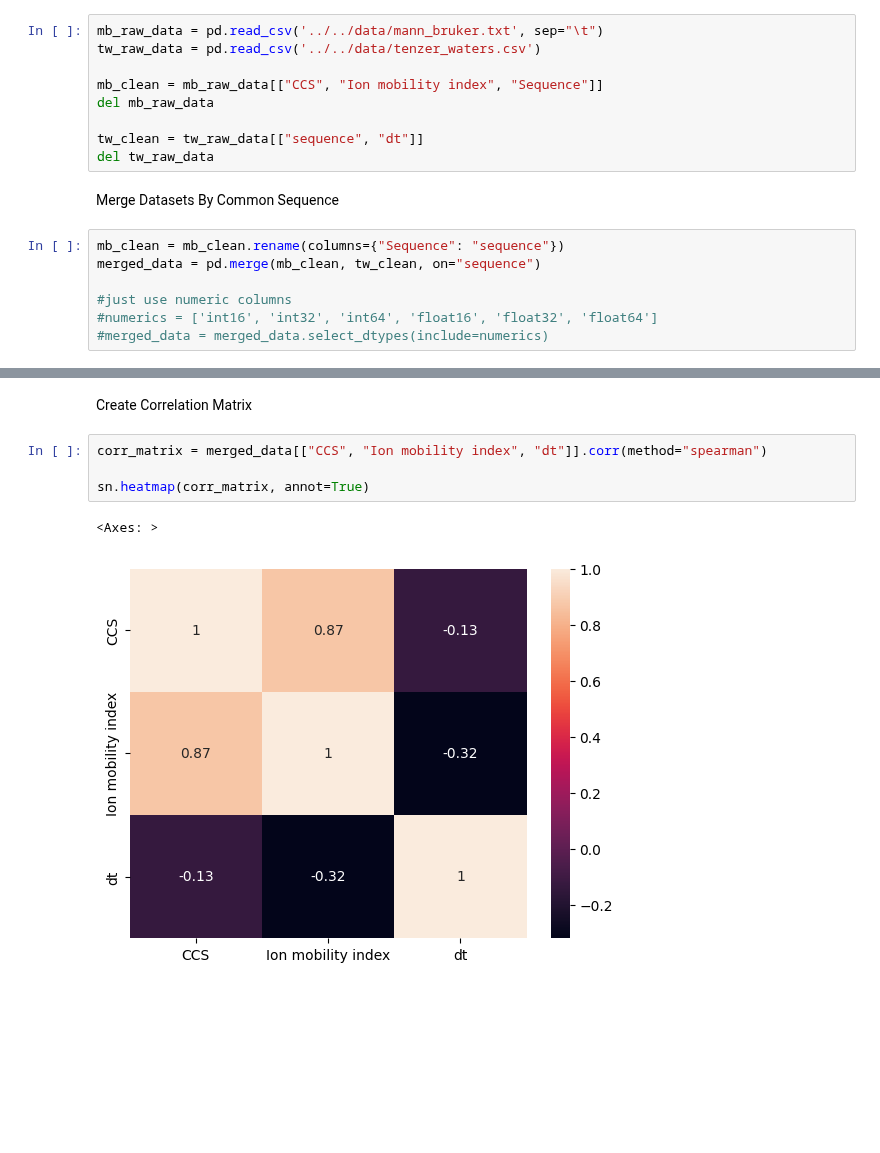
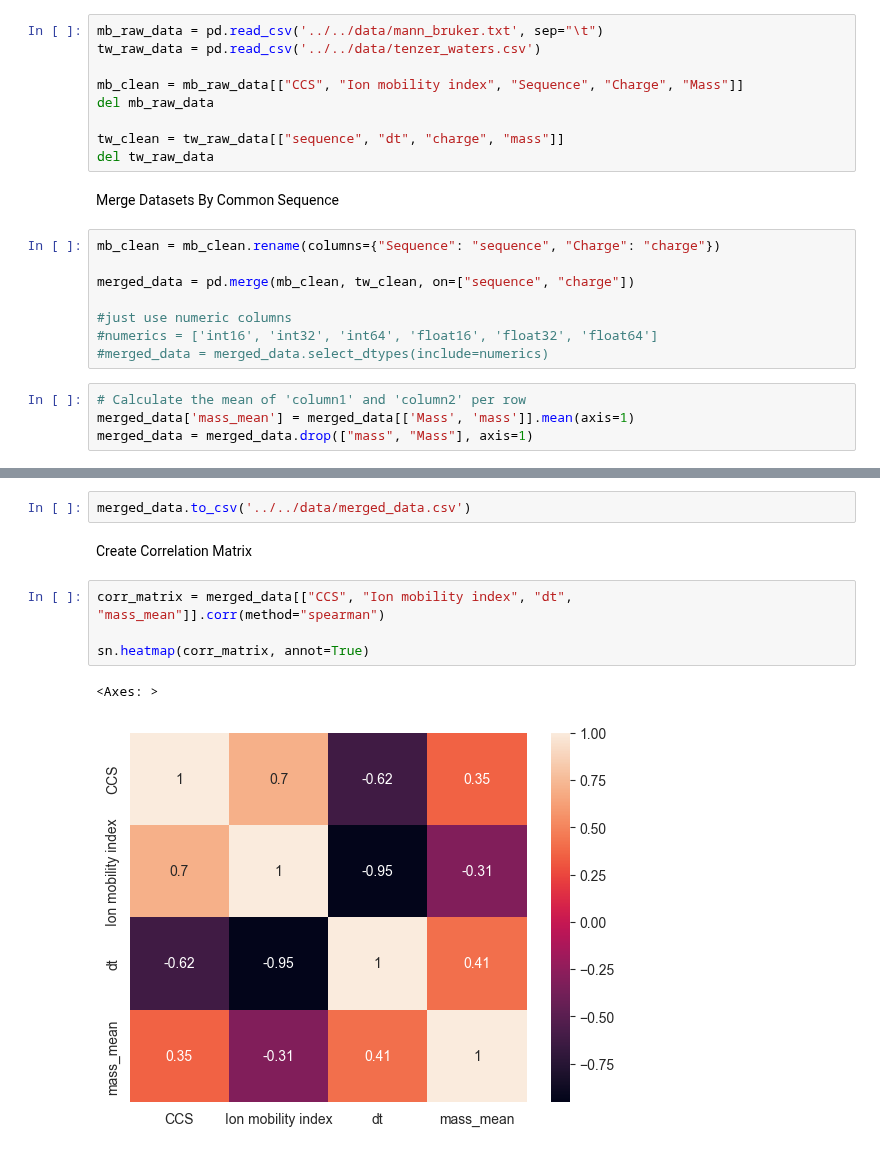
Before and after one commit to IngiumDev/ion-mobility-prediction, a Jupyter notebook: milestone_plots/correlation_imIndex_ccs_dt/correlation_imi_ccs_dt.ipynb, the cells around one changed output, grey strips where cells are left out. Drawn from its saved outputs; the diff is of its cells as text; blank space fills up the shorter version.

```diff
--- a/milestone_plots/correlation_imIndex_ccs_dt/correlation_imi_ccs_dt.ipynb
+++ b/milestone_plots/correlation_imIndex_ccs_dt/correlation_imi_ccs_dt.ipynb
@@ -9,17 +9,22 @@ Import Data
 mb_raw_data = pd.read_csv('../../data/mann_bruker.txt', sep="\t")
 tw_raw_data = pd.read_csv('../../data/tenzer_waters.csv')
 
-mb_clean = mb_raw_data[["CCS", "Ion mobility index", "Sequence"]]
+mb_clean = mb_raw_data[["CCS", "Ion mobility index", "Sequence", "Charge", "Mass"]]
 del mb_raw_data
 
-tw_clean = tw_raw_data[["sequence", "dt"]]
+tw_clean = tw_raw_data[["sequence", "dt", "charge", "mass"]]
 del tw_raw_data
 # %% [markdown]
 Merge Datasets By Common Sequence
 # %%
-mb_clean = mb_clean.rename(columns={"Sequence": "sequence"})
-merged_data = pd.merge(mb_clean, tw_clean, on="sequence")
+mb_clean = mb_clean.rename(columns={"Sequence": "sequence", "Charge": "charge"})
+
+merged_data = pd.merge(mb_clean, tw_clean, on=["sequence", "charge"])
 
 #just use numeric columns
 #numerics = ['int16', 'int32', 'int64', 'float16', 'float32', 'float64']
 #merged_data = merged_data.select_dtypes(include=numerics)
+# %%
+# Calculate the mean of 'column1' and 'column2' per row
+merged_data['mass_mean'] = merged_data[['Mass', 'mass']].mean(axis=1)
+merged_data = merged_data.drop(["mass", "Mass"], axis=1)
@@ -26,12 +47,14 @@ merged_data = pd.merge(mb_clean, tw_clean, on="sequence")
+# %%
+merged_data.to_csv('../../data/merged_data.csv')
 # %% [markdown]
 Create Correlation Matrix
 # %%
-corr_matrix = merged_data[["CCS", "Ion mobility index", "dt"]].corr(method="spearman")
+corr_matrix = merged_data[["CCS", "Ion mobility index", "dt", "mass_mean"]].corr(method="spearman")
 
 sn.heatmap(corr_matrix, annot=True)
 # %% [output]
 <Axes: >
-[figure, old version]
+[figure, new version]
 # %%
 linkage_matrix = sch.linkage(corr_matrix, method="ward")
 
```
Also changed, not shown: parts of 2 cells of this notebook, 5 other files.
